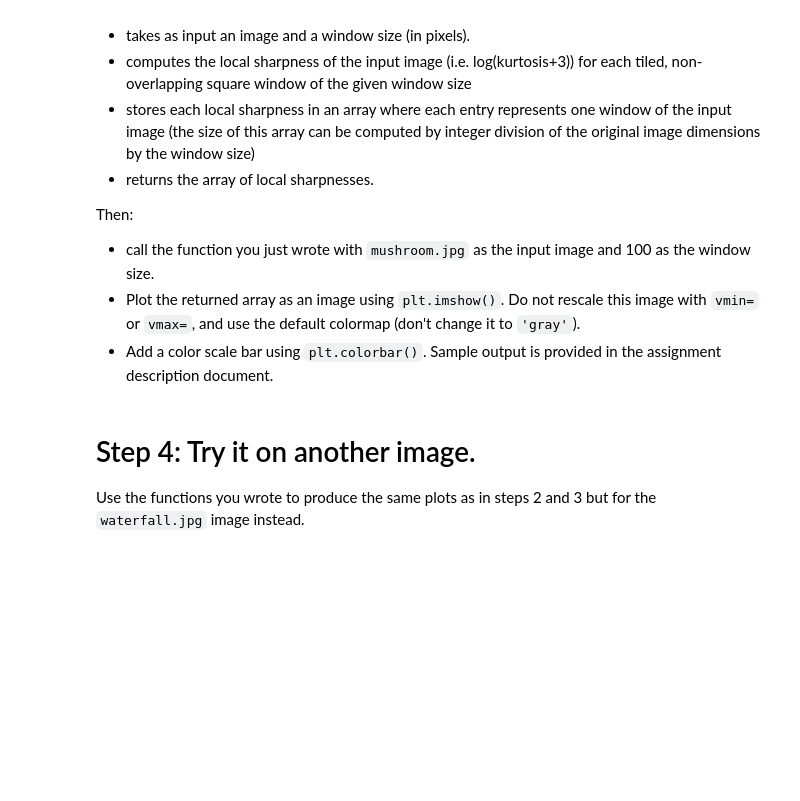
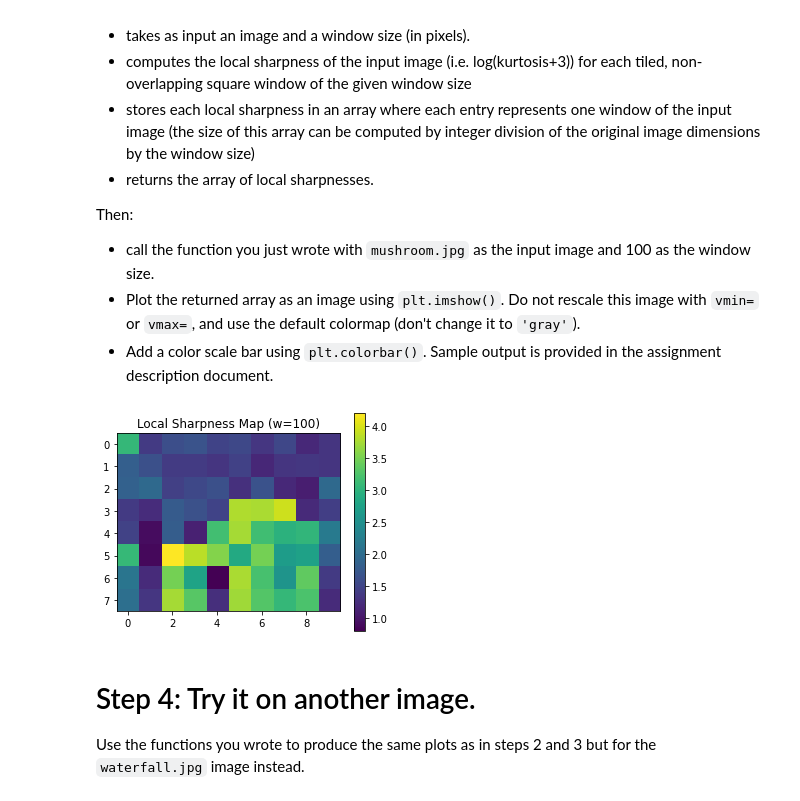
Before and after one commit to Ethan4416/CMPT819, a Jupyter notebook: Assignment2/asn2-q1.ipynb, the cells around one changed output. Drawn from its saved outputs; the diff is of its cells as text; code cells hidden in the pictures; blank space fills up the shorter version.

```diff
--- a/Assignment2/asn2-q1.ipynb
+++ b/Assignment2/asn2-q1.ipynb
@@ -98,16 +124,34 @@ Then:
 - call the function you just wrote with `mushroom.jpg` as the input image and 100 as the window size.
 - Plot the returned array as an image using `plt.imshow()`.  Do not rescale this image with `vmin=` or `vmax=`, and use the default colormap (don't change it to `'gray'`).
 - Add a color scale bar using `plt.colorbar()`.  Sample output is provided in the assignment description document.
-# %%
-def sharpness_map(I, window_size):
-    '''
-
-    Finish me!
-
-    :param I:
-    :param window_size:
-    :return:
-    '''
+# %%
+def sharpness_map(I, window_size):
+    if I.dtype == np.uint8:
+        I = util.img_as_float(I)
+
+    H, W, _ = I.shape
+    ws = int(window_size)
+    Hr = H // ws
+    Wr = W // ws
+    M = np.zeros((Hr, Wr), dtype=float)
+
+    for r in range(Hr):
+        for c in range(Wr):
+            tile = I[r*ws:(r+1)*ws, c*ws:(c+1)*ws, :]
+            mag = color_sobel_edges(tile)
+            k = ss.kurtosis(mag.ravel(), fisher=False)
+            M[r, c] = np.log(k)
+    return M
+
+sharpness = 100
+S = sharpness_map(image, sharpness)
+plt.figure(figsize=(5,4))
+plt.imshow(S)
+plt.title(f"Local Sharpness Map of mushroom.jpg(w={sharpness})")
+plt.colorbar()
+plt.show()
+# %% [output]
+[figure, added]
 # %% [markdown]
 # Step 4: Try it on another image.
 
```
Also changed, not shown: parts of 7 cells of this notebook.
